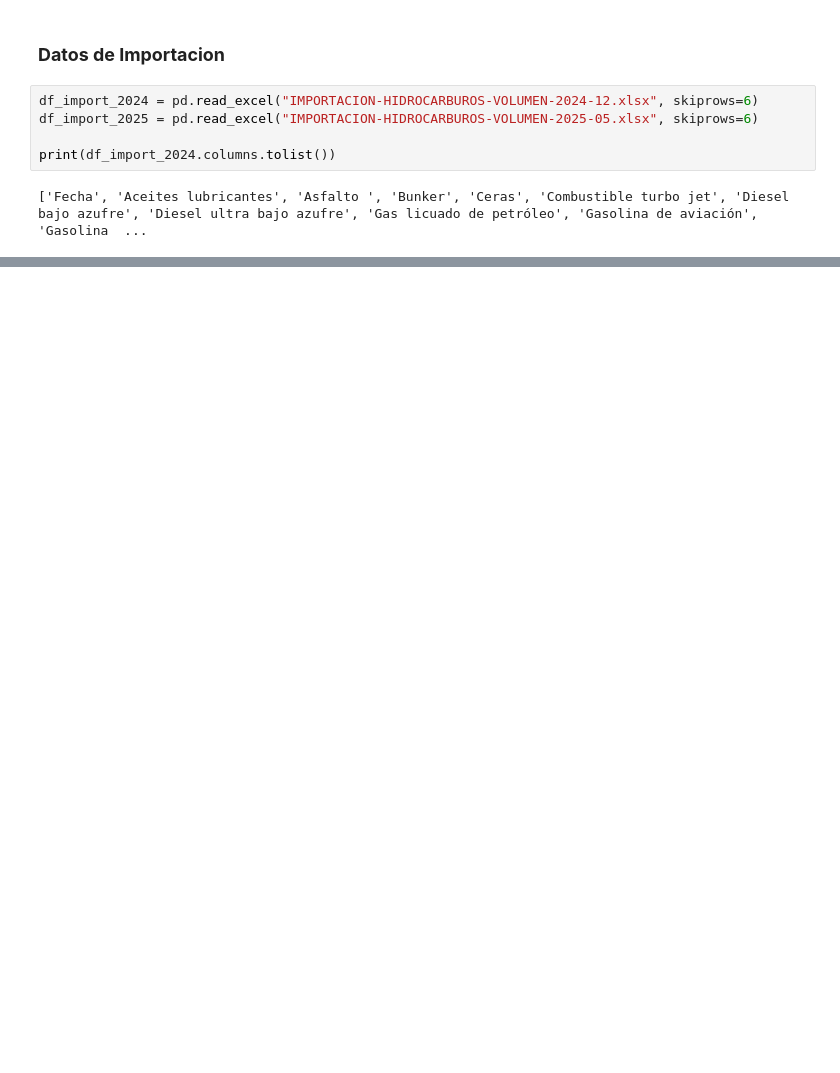
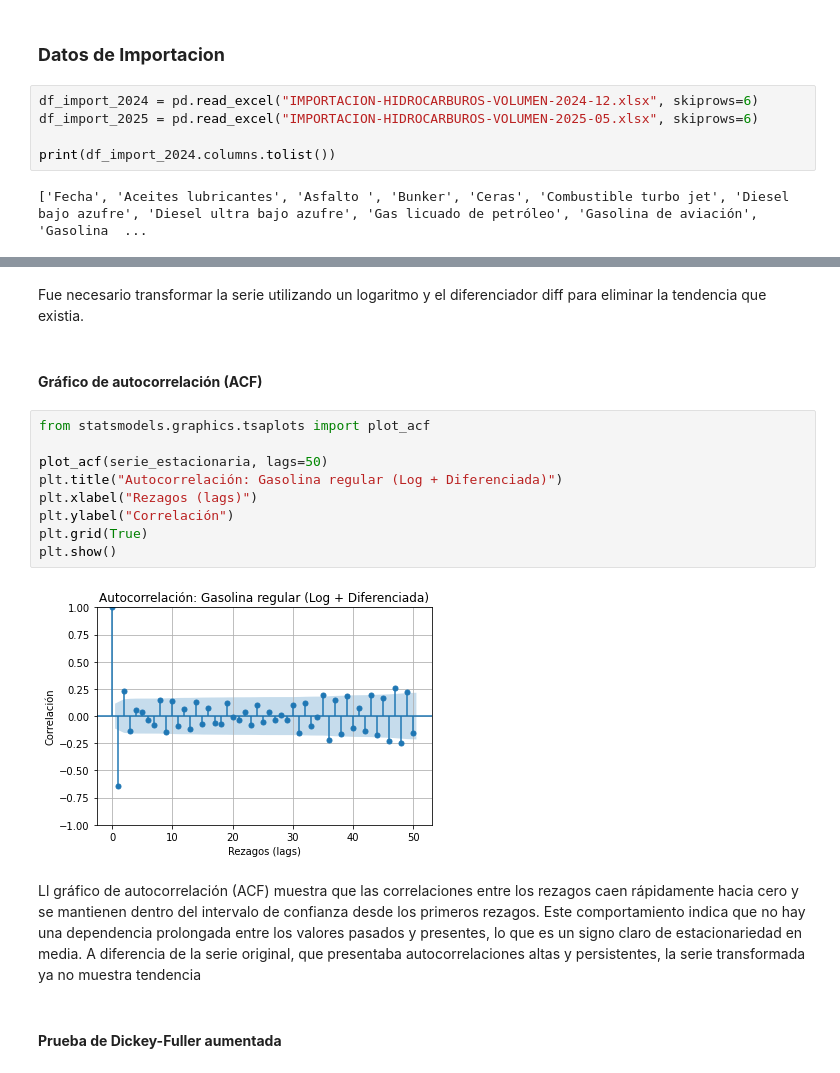
Before and after one commit to JPS4321/Lab1_SeriesDeTiempo, a Jupyter notebook: Series_Importacion.ipynb, the cells around one changed output, grey strips where cells are left out. Saved outputs shown, nothing was run; the diff lists cells and outputs as text; blank space fills up the shorter version.

```diff
--- a/Series_Importacion.ipynb
+++ b/Series_Importacion.ipynb
@@ -34,0 +152,19 @@ df_comb = df_total[["Fecha"] + cols].dropna()
+# %% [markdown]
+Fue necesario transformar la serie utilizando un logaritmo y el diferenciador diff para eliminar la tendencia que existia.
+# %% [markdown]
+#### **Gráfico de autocorrelación (ACF)**
+# %%
+from statsmodels.graphics.tsaplots import plot_acf
+
+plot_acf(serie_estacionaria, lags=50)
+plt.title("Autocorrelación: Gasolina regular (Log + Diferenciada)")
+plt.xlabel("Rezagos (lags)")
+plt.ylabel("Correlación")
+plt.grid(True)
+plt.show()
+# %% [output]
+[figure, added]
+# %% [markdown]
+Ll gráfico de autocorrelación (ACF) muestra que las correlaciones entre los rezagos caen rápidamente hacia cero y se mantienen dentro del intervalo de confianza desde los primeros rezagos. Este comportamiento indica que no hay una dependencia prolongada entre los valores pasados y presentes, lo que es un signo claro de estacionariedad en media. A diferencia de la serie original, que presentaba autocorrelaciones altas y persistentes, la serie transformada ya no muestra tendencia
+# %% [markdown]
+#### **Prueba de Dickey-Fuller aumentada**
```
Also changed, not shown: parts of 40 cells of this notebook, 1 other file.
